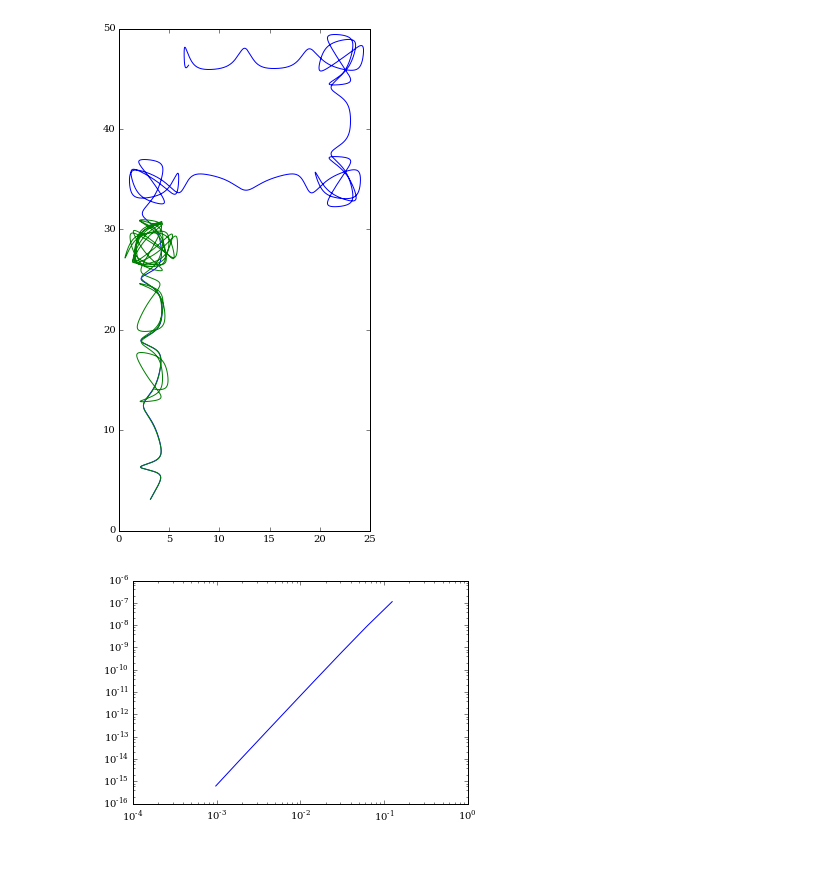
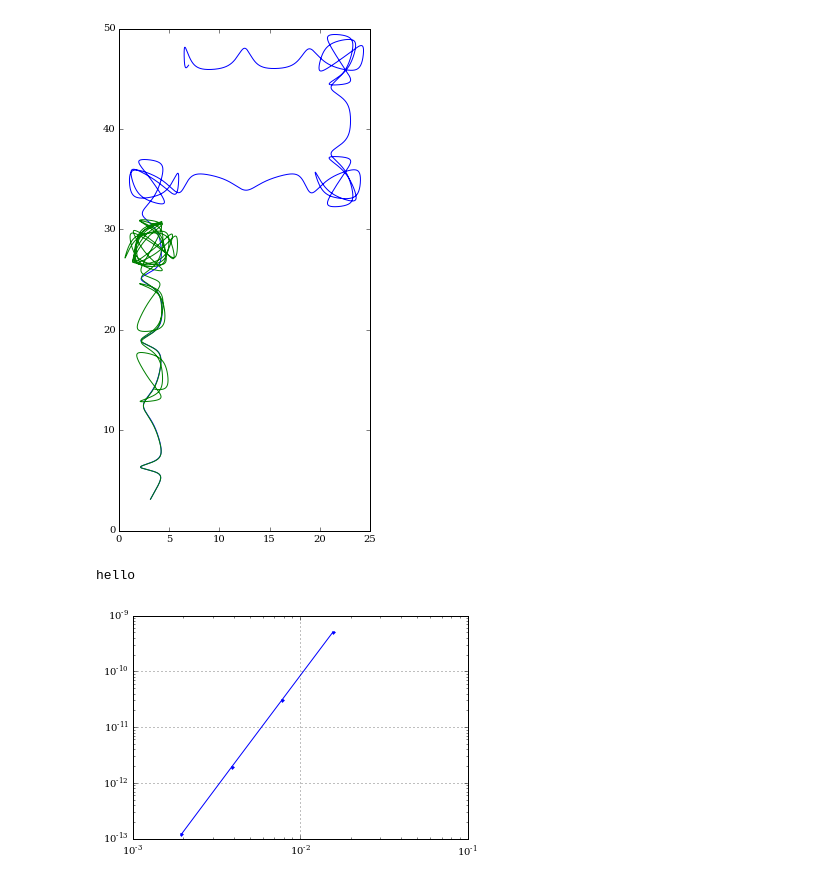
Before and after one commit to chichilalescu/pyNT, a Jupyter notebook: trigonometric potential.ipynb, the cells around one changed output. Saved outputs shown, nothing was run; the diff lists cells and outputs as text; code cells hidden in the pictures.

Commit message:
test trig potential error growth

```diff
--- a/trigonometric potential.ipynb
+++ b/trigonometric potential.ipynb
@@ -55,12 +55,20 @@ ax.set_aspect('equal')
 # %% [output]
 [figure]
 # %%
-evdt = trig_sys.get_evdt(X0 = np.array([3.14, 3.14, 0.9, 1.61]), solver = ['cRK', 'Taylor4'])
+evdt = trig_sys.get_evdt(
+    h0 = 2.**(-6),
+    exp_range = range(4),
+    nsteps = 2**6,
+    X0 = np.array([3.14, 3.14, 0.9, 1.61]),
+    solver = ['cRK', 'Taylor4'])
+# %% [output]
+hello
 # %%
 fig = plt.figure()
 ax = fig.add_subplot(111)
-ax.plot(evdt[:, 0], evdt[:, 2])
+ax.plot(evdt[:, 0], evdt[:, 2], marker = '.')
 ax.set_xscale('log')
 ax.set_yscale('log')
+ax.grid()
 # %% [output]
-[figure, old version]
+[figure, new version]
```
Also changed, not shown: parts of 8 cells of this notebook, 1 other file.
